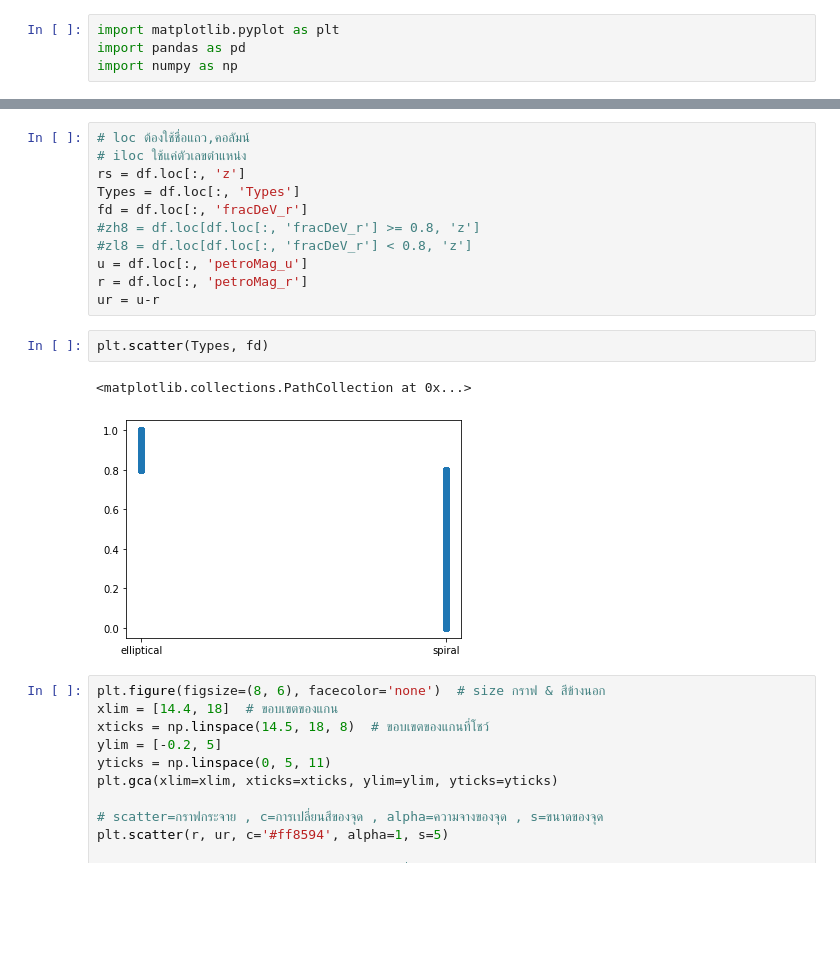
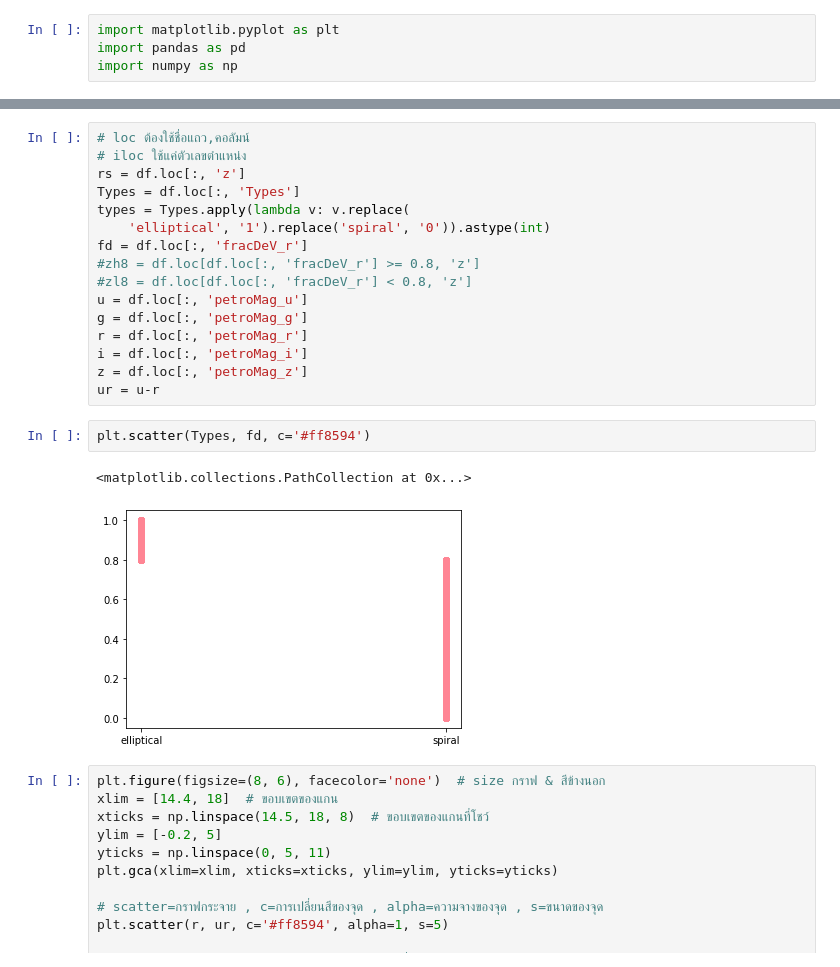
Before and after one commit to supakarn-t/Classify-Galaxy-by-SVM, a Jupyter notebook: SDSS_DR16_graph.ipynb, the cells around one changed output, grey strips where cells are left out. Saved outputs shown, nothing was run; the diff lists cells and outputs as text; blank space fills up the shorter version.

Commit message:
Add graph
Add a graph of each filter.

```diff
--- a/SDSS_DR16_graph.ipynb
+++ b/SDSS_DR16_graph.ipynb
@@ -25,17 +10,22 @@ df
 # iloc ใช้แค่ตัวเลขตำแหน่ง
 rs = df.loc[:, 'z']
 Types = df.loc[:, 'Types']
+types = Types.apply(lambda v: v.replace(
+    'elliptical', '1').replace('spiral', '0')).astype(int)
 fd = df.loc[:, 'fracDeV_r']
 #zh8 = df.loc[df.loc[:, 'fracDeV_r'] >= 0.8, 'z']
 #zl8 = df.loc[df.loc[:, 'fracDeV_r'] < 0.8, 'z']
 u = df.loc[:, 'petroMag_u']
+g = df.loc[:, 'petroMag_g']
 r = df.loc[:, 'petroMag_r']
+i = df.loc[:, 'petroMag_i']
+z = df.loc[:, 'petroMag_z']
 ur = u-r
 # %%
-plt.scatter(Types, fd)
+plt.scatter(Types, fd, c='#ff8594')
 # %% [output]
 <matplotlib.collections.PathCollection at 0x...>
-[figure, old version]
+[figure, new version]
 # %%
 plt.figure(figsize=(8, 6), facecolor='none')  # size กราฟ & สีข้างนอก
 xlim = [14.4, 18]  # ขอบเขตของแกน
```
Also changed, not shown: parts of 3 cells of this notebook.
